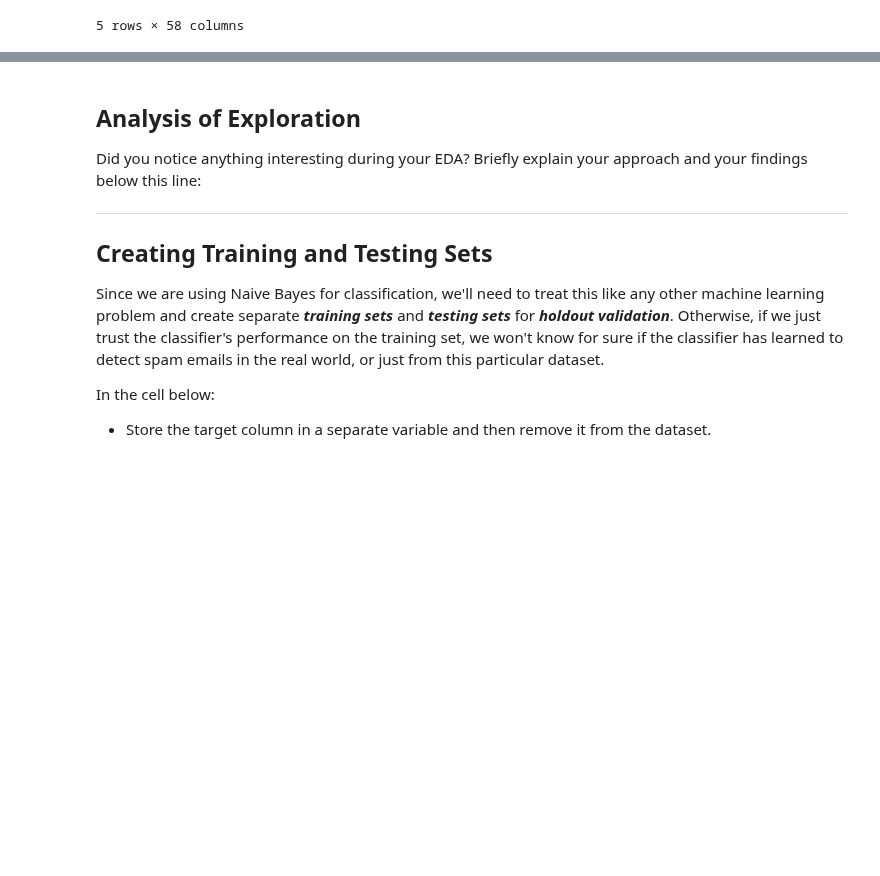
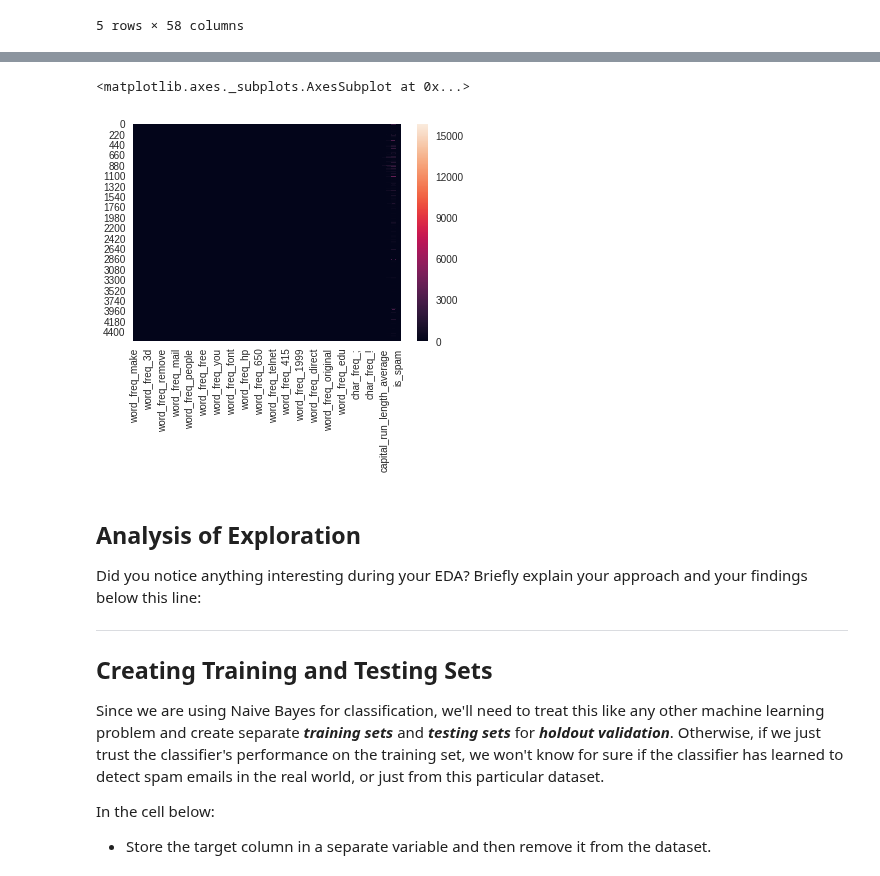
Before and after one commit to ZMBailey/dsc-2-22-14-document-classification-using-naive-bayes-lab-seattle-ds-career-040119, a Jupyter notebook: index.ipynb, the cells around one changed output, grey strips where cells are left out. Drawn from its saved outputs; the diff is of its cells as text; code cells hidden in the pictures; blank space fills up the shorter version.

```diff
--- a/index.ipynb
+++ b/index.ipynb
@@ -162,3 +141,8 @@ df.corr()
+# %%
+sns.heatmap(df)
+# %% [output]
+<matplotlib.axes._subplots.AxesSubplot at 0x...>
+[figure, added]
 # %% [markdown]
 ## Analysis of Exploration
 
```
Also changed, not shown: parts of 1 cell of this notebook.
